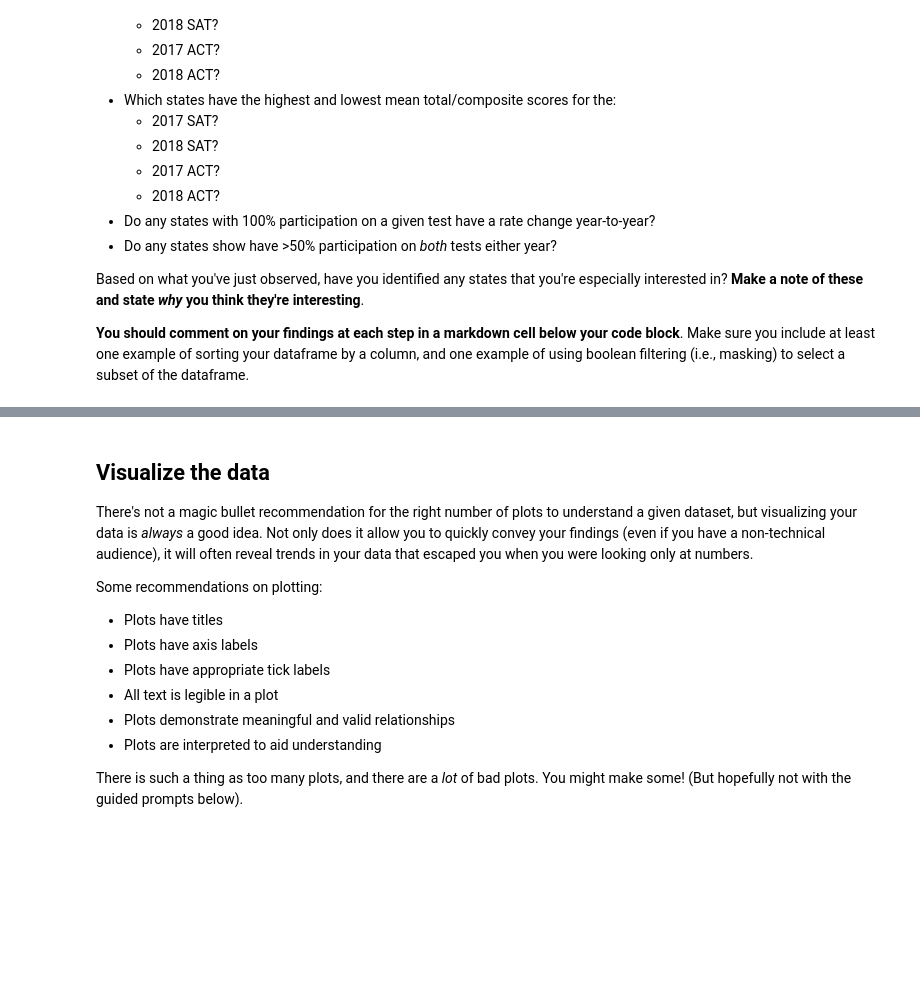
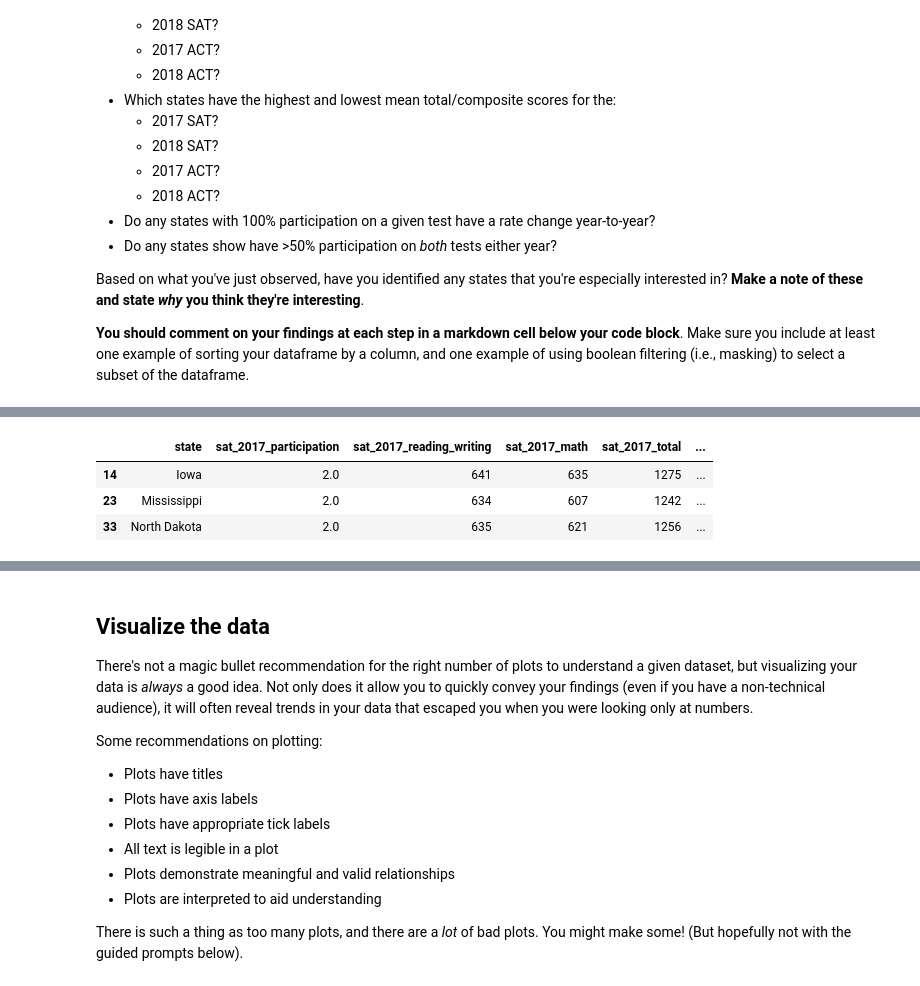
Before and after one commit to patruq/act-sat-performance, a Jupyter notebook: code/starter-code.ipynb, the cells around one changed output, grey strips where cells are left out. Saved outputs shown, nothing was run; the diff lists cells and outputs as text; code cells hidden in the pictures; blank space fills up the shorter version.

```diff
--- a/code/starter-code.ipynb
+++ b/code/starter-code.ipynb
@@ -725,0 +679,12 @@ final.groupby("state")["sat_2017_total"].max
+# %%
+# Lowest Participation by State:
+
+final[(final["sat_2017_participation"] < 10)].sort_values("sat_2017_participation", ascending=True).head()
+final[(final["sat_2018_participation"] < 10)].sort_values("sat_2018_participation", ascending=True).head()
+final[(final["act_2017_participation"] < 30)].sort_values("act_2017_participation", ascending=True).head()
+final[(final["act_2017_participation"] < 30)].sort_values("act_2017_participation", ascending=True).head()
+# %% [output]
+|  | state | sat_2017_participation | sat_2017_reading_writing | sat_2017_math | sat_2017_total | ... |
+| 14 | Iowa | 2.0 | 641 | 635 | 1275 | ... |
+| 23 | Mississippi | 2.0 | 634 | 607 | 1242 | ... |
+| 33 | North Dakota | 2.0 | 635 | 621 | 1256 | ... |
```
Also changed, not shown: parts of 20 cells of this notebook.
